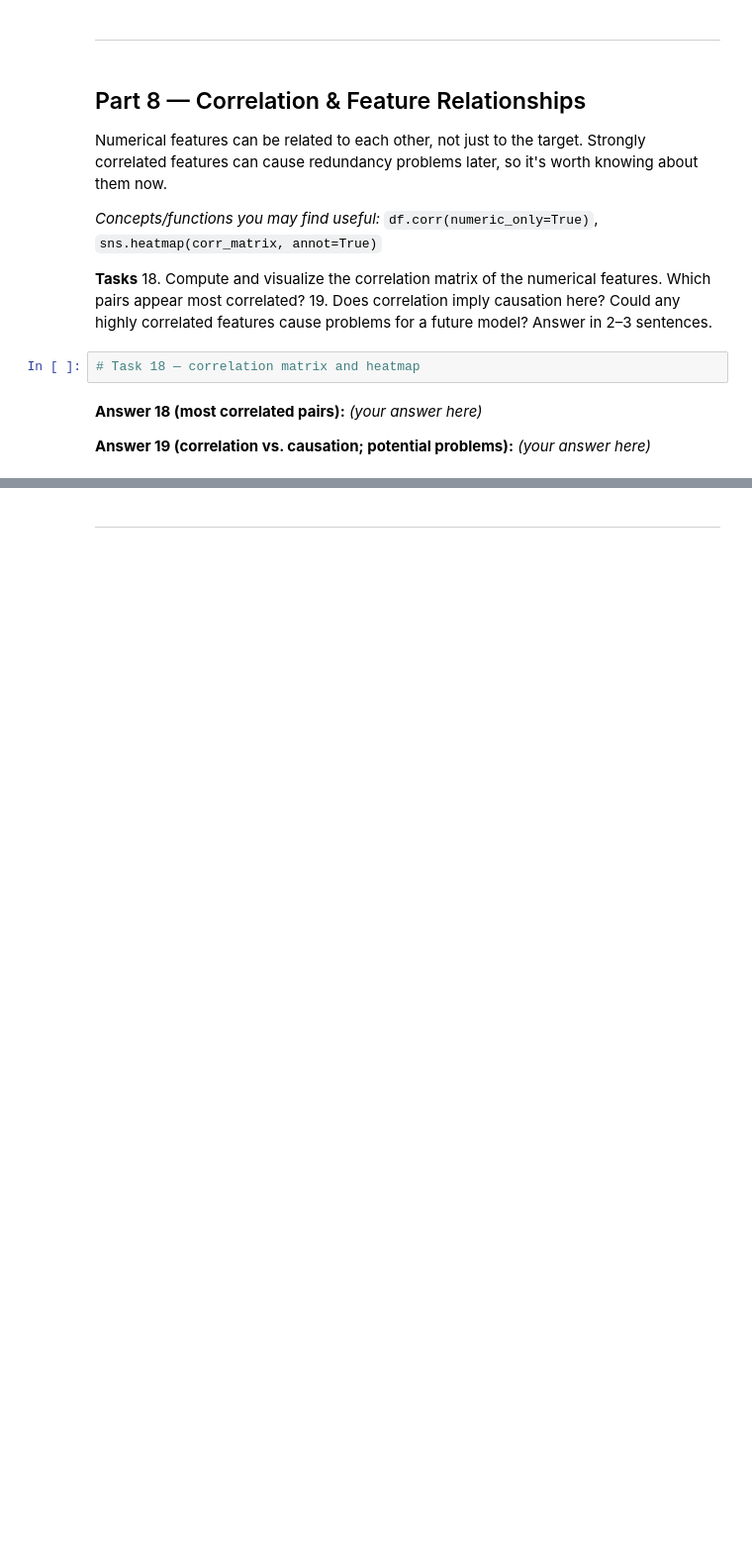
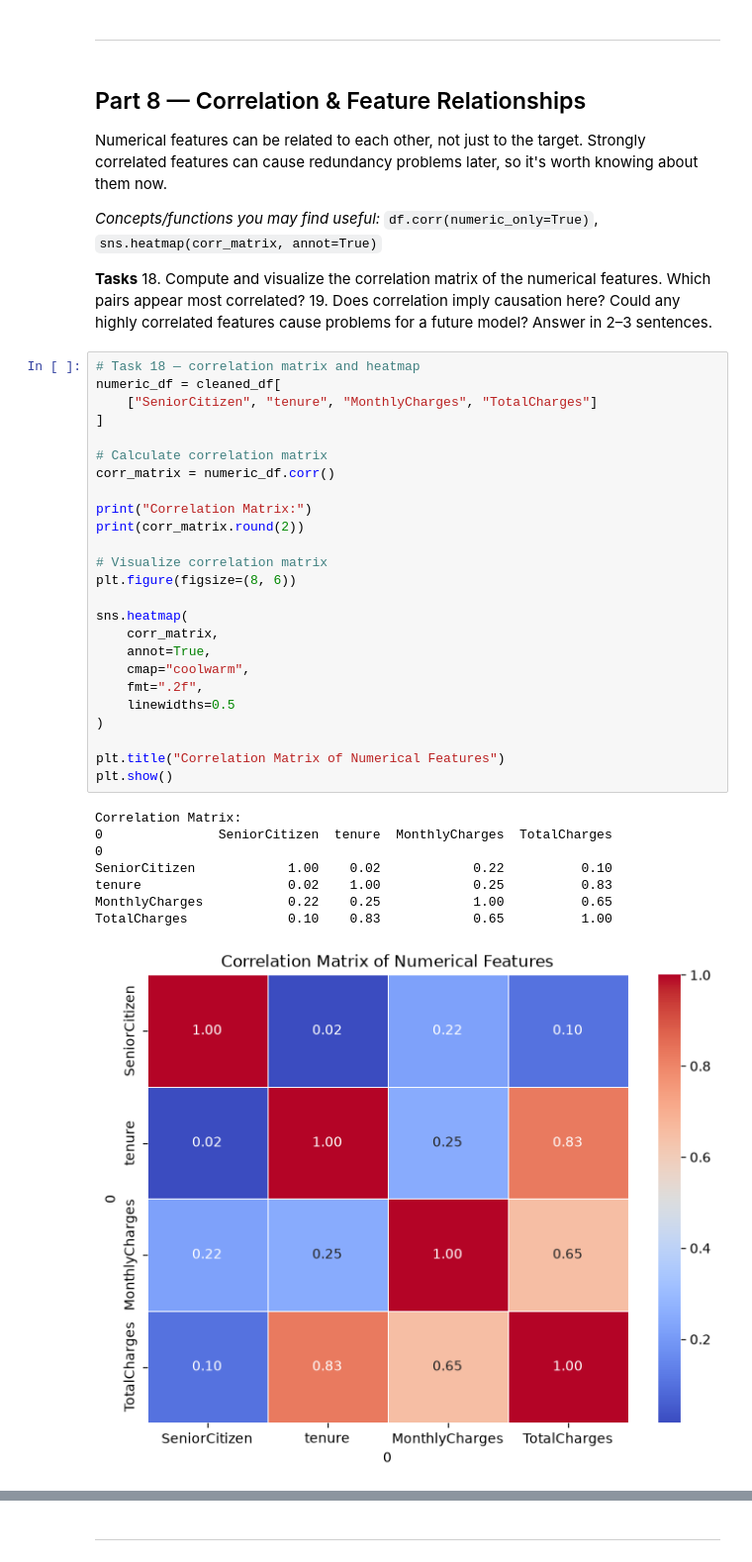
Before and after one commit to waqas309/ML-Lab-Lab02, a Jupyter notebook: Lab2_Data_Cleaning_EDA_Template.ipynb, the cells around one changed output, grey strips where cells are left out. Shown at 99% size. Saved outputs shown, nothing was run; the diff lists cells and outputs as text; blank space fills up the shorter version.

Commit message:
Complete Part 8 correlation analysis

```diff
--- a/Lab2_Data_Cleaning_EDA_Template.ipynb
+++ b/Lab2_Data_Cleaning_EDA_Template.ipynb
@@ -625,11 +625,37 @@ Numerical features can be related to each other, not just to the target. Strongl
 **Tasks**
 18. Compute and visualize the correlation matrix of the numerical features. Which pairs appear most correlated?
 19. Does correlation imply causation here? Could any highly correlated features cause problems for a future model? Answer in 2–3 sentences.
-# %%
-# Task 18 — correlation matrix and heatmap
-# %% [markdown]
-**Answer 18 (most correlated pairs):**
-_(your answer here)_
-
-**Answer 19 (correlation vs. causation; potential problems):**
-_(your answer here)_
+# %%
+# Task 18 — correlation matrix and heatmap
+numeric_df = cleaned_df[
+    ["SeniorCitizen", "tenure", "MonthlyCharges", "TotalCharges"]
+]
+
+# Calculate correlation matrix
+corr_matrix = numeric_df.corr()
+
+print("Correlation Matrix:")
+print(corr_matrix.round(2))
+
+# Visualize correlation matrix
+plt.figure(figsize=(8, 6))
+
+sns.heatmap(
+    corr_matrix,
+    annot=True,
+    cmap="coolwarm",
+    fmt=".2f",
+    linewidths=0.5
+)
+
+plt.title("Correlation Matrix of Numerical Features")
+plt.show()
+# %% [output]
+Correlation Matrix:
+0               SeniorCitizen  tenure  MonthlyCharges  TotalCharges
+0
+SeniorCitizen            1.00    0.02            0.22          0.10
+tenure                   0.02    1.00            0.25          0.83
+MonthlyCharges           0.22    0.25            1.00          0.65
+TotalCharges             0.10    0.83            0.65          1.00
+[figure, added]
```
Also changed, not shown: parts of 1 cell of this notebook.
